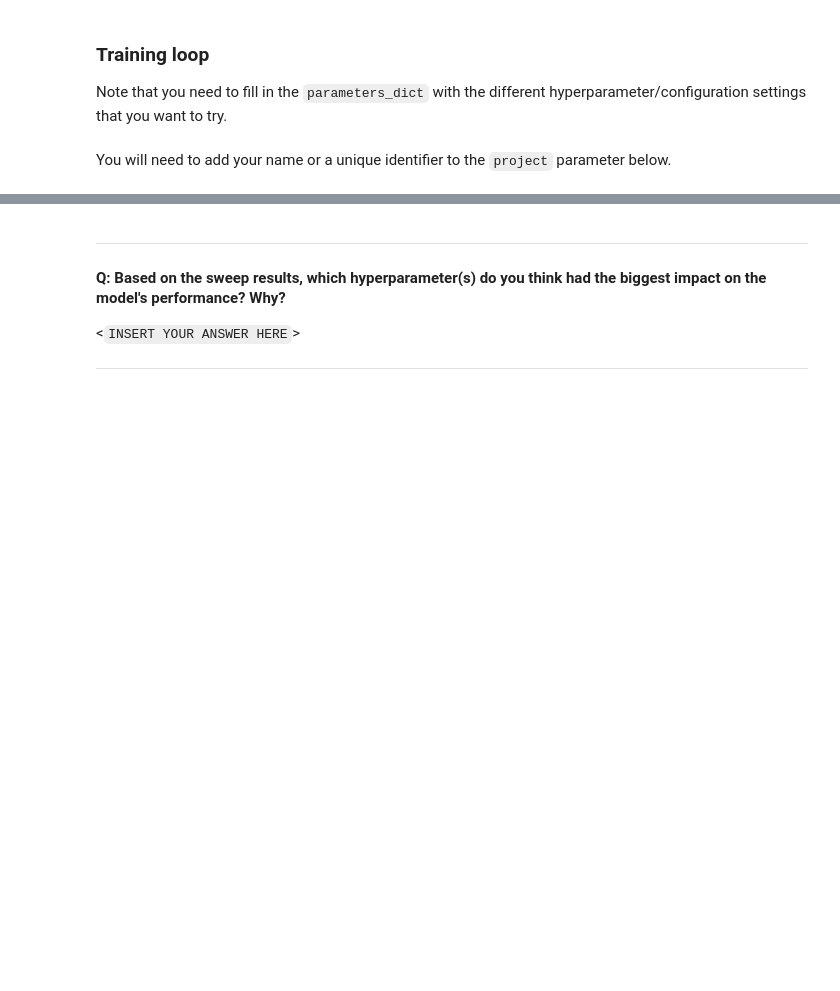
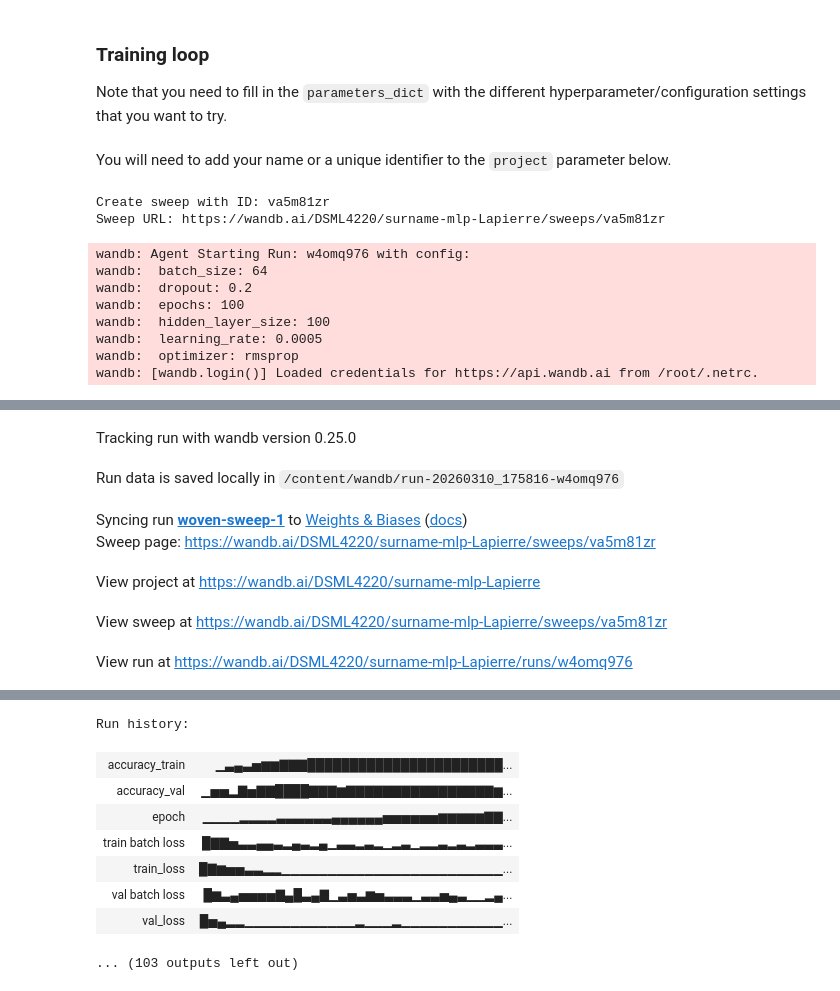
Before and after one commit to JoshLapierre45/DSML4220, a Jupyter notebook: lab4_model_tuning_w_w_and_b.ipynb, the cells around one changed output, grey strips where cells are left out. Saved outputs shown, nothing was run; the diff lists cells and outputs as text; code cells hidden in the pictures; blank space fills up the shorter version.

```diff
--- a/lab4_model_tuning_w_w_and_b.ipynb
+++ b/lab4_model_tuning_w_w_and_b.ipynb
@@ -486,11 +502,11 @@ args = Namespace(
     early_stopping_criteria=5,
     seed=42,
     # Model hyper parameters, these will all now be taken care of with the wandb sweep
-    # hidden_dim=300,
+    hidden_dim=300,
     # Training  hyper parameters
-    # num_epochs=100,
-    # learning_rate=0.001,
-    # batch_size=64,
+    num_epochs=100,
+    learning_rate=0.001,
+    batch_size=64,
     # Runtime options
     cuda=True,
     reload_from_files=False,
@@ -617,30 +640,29 @@ def train_epoch(classifier, optimizer, scheduler, batch_size):
 
 Note that you need to fill in the `parameters_dict` with the different hyperparameter/configuration settings that you want to try.
 # %%
-loss_func = nn.CrossEntropyLoss(dataset.class_weights)
-
+loss_func = nn.CrossEntropyLoss(weight=dataset.class_weights.to(args.device))
 parameters_dict = {
     'optimizer': {
         'values': ['adam', 'rmsprop', 'sgd']
     },
     'hidden_layer_size': {
-        'values': [50,
+        'values': [50, 100, 200]
     },
     'dropout': {
-          'values': [0.3,
+        'values': [0.2, 0.3, 0.5]
     },
     'batch_size': {
-          'values': [8,
+        'values': [8, 64, 128]
     },
     'learning_rate': {
-          'values': [0.001,
+        'values': [0.0005, 0.001, 0.01]
     },
 
-    # try adding another parameter for random seed to see how much it affects results (relative to other hyperparameters)
+    # try adding another parameter for random seed to see how much it affects results
 
-    'epochs': {    # notice that this does not vary (i.e. will not be swept), so it uses one fixed "value" (not "values")
-          'value': 100
-    },
+    'epochs': {
+        'value': 100
+    }
 }
 
 sweep_config['parameters'] = parameters_dict
@@ -668,6 +690,17 @@ def train(config=None):
 # %% [markdown]
 You will need to add your name or a unique identifier to the `project` parameter below.
 # %%
-sweep_id = wandb.sweep(sweep_config, entity="DSML4220", project="surname-mlp-<YOURNAME OR OTHER UNIQUE IDENTIFIER>
+sweep_id = wandb.sweep(sweep_config, entity="DSML4220", project="surname-mlp-Lapierre")
 
 wandb.agent(sweep_id, train, count=10)
+# %% [output]
+Create sweep with ID: va5m81zr
+Sweep URL: https://wandb.ai/DSML4220/surname-mlp-Lapierre/sweeps/va5m81zr
+wandb: Agent Starting Run: w4omq976 with config:
+wandb:  batch_size: 64
+wandb:  dropout: 0.2
+wandb:  epochs: 100
+wandb:  hidden_layer_size: 100
+wandb:  learning_rate: 0.0005
+wandb:  optimizer: rmsprop
+wandb: [wandb.login()] Loaded credentials for https://api.wandb.ai from /root/.netrc.
@@ -673,0 +708,7 @@ wandb.agent(sweep_id, train, count=10)
+Tracking run with wandb version 0.25.0
+Run data is saved locally in /content/wandb/run-20260310_175816-w4omq976
+Syncing run woven-sweep-1 to Weights & Biases (docs)
+Sweep page: https://wandb.ai/DSML4220/surname-mlp-Lapierre/sweeps/va5m81zr
+View project at https://wandb.ai/DSML4220/surname-mlp-Lapierre
+View sweep at https://wandb.ai/DSML4220/surname-mlp-Lapierre/sweeps/va5m81zr
+View run at https://wandb.ai/DSML4220/surname-mlp-Lapierre/runs/w4omq976
@@ -674,8 +716,9 @@ wandb.agent(sweep_id, train, count=10)
+Run history:
+| accuracy_train | ▁▃▄▃▅▆▆▇▇▇███████████████████████... |
+| accuracy_val | ▁▅▅▂▇▅▇▇████▇▇▇▆▇▇▇▇▇▇▇▇▇▇▇▇▇▇▇▇▆... |
+| epoch | ▁▁▁▁▂▂▂▂▃▃▃▃▃▃▄▄▄▄▄▄▅▅▅▅▅▅▆▆▆▆▆▇▇... |
+| train batch loss | █▇▇▅▃▃▄▄▃▂▄▃▂▄▁▃▃▂▃▂▁▂▃▁▂▂▃▂▃▂▃▃▃... |
+| train_loss | █▇▆▅▅▃▃▂▂▁▁▁▁▁▁▁▁▁▁▁▁▁▁▁▁▁▁▁▁▁▁▁▁... |
+| val batch loss | █▆▃▄▅▅▅▅▇▄█▃▄▇▁▃▅▃▆▅▃▃▃▁▃▃▅▄▃▁▁▂▄... |
+| val_loss | █▅▄▂▂▁▁▁▁▁▁▁▁▁▁▁▁▂▁▁▁▂▁▁▁▁▁▁▁▁▁▁▁... |
+... (103 outputs left out)
-# %% [markdown]
----
-
-#### Q: Based on the sweep results, which hyperparameter(s) do you think had the biggest impact on the model's performance? Why?
-
-<`INSERT YOUR ANSWER HERE`>
-
----
```
Also changed, not shown: parts of 6 cells of this notebook.
